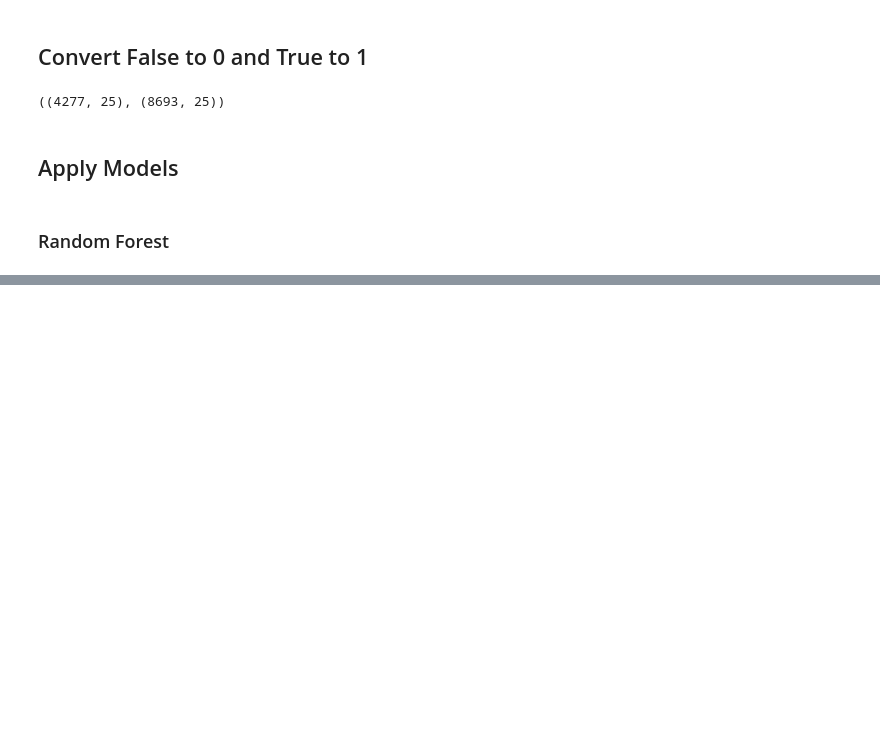
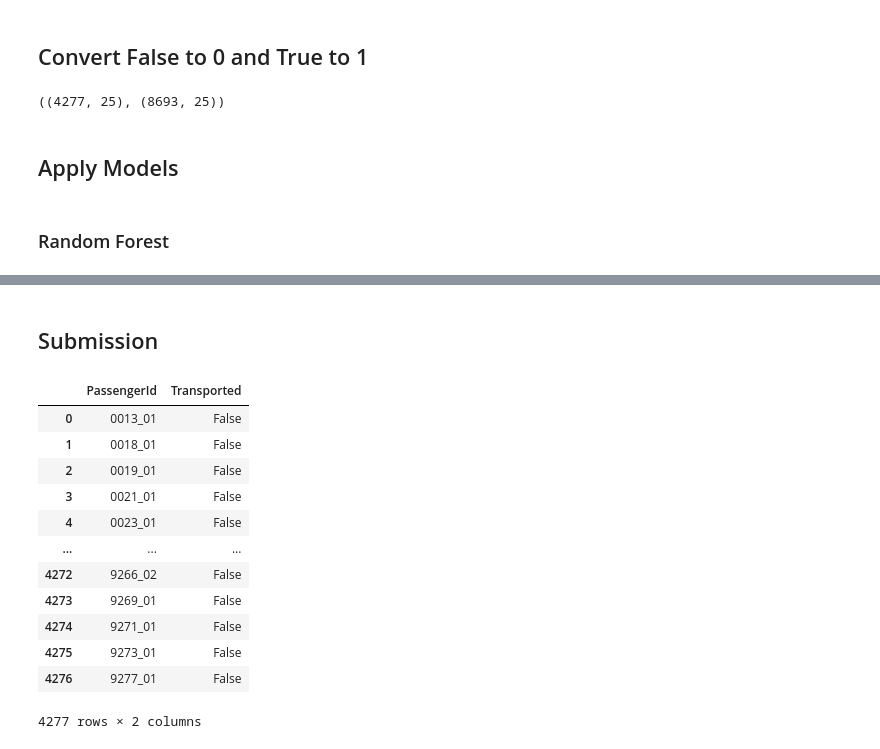
Before and after one commit to Bhavya-02022000/spaceship-titanic, a Jupyter notebook: spaceship-titanic.ipynb, the cells around one changed output, grey strips where cells are left out. Cells and saved outputs as stored; diff of their text form; code cells hidden in the pictures; blank space fills up the shorter version.

Commit message:
Kaggle Notebook | spaceship titanic | 7.0

```diff
--- a/spaceship-titanic.ipynb
+++ b/spaceship-titanic.ipynb
@@ -277,0 +307,19 @@ y_pred_rf = rf.predict(x_test)
+# %% [markdown]
+## Submission
+# %%
+subs = pd.read_csv('../input/spaceship-titanic/sample_submission.csv')
+subs
+# %% [output]
+|  | PassengerId | Transported |
+| 0 | 0013_01 | False |
+| 1 | 0018_01 | False |
+| 2 | 0019_01 | False |
+| 3 | 0021_01 | False |
+| 4 | 0023_01 | False |
+| ... | ... | ... |
+| 4272 | 9266_02 | False |
+| 4273 | 9269_01 | False |
+| 4274 | 9271_01 | False |
+| 4275 | 9273_01 | False |
+| 4276 | 9277_01 | False |
+4277 rows × 2 columns
```
Also changed, not shown: parts of 6 cells of this notebook.
